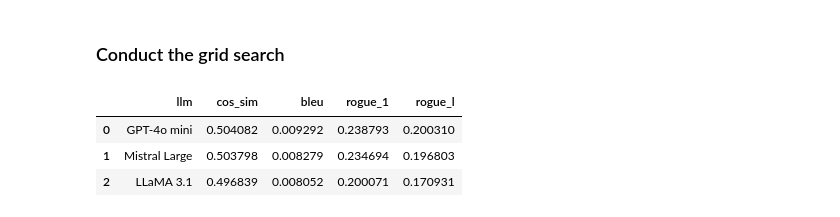
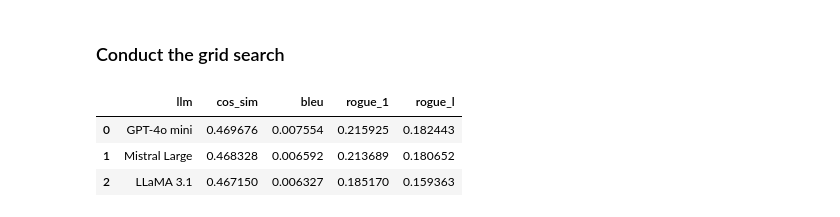
Before and after one commit to Biomed-imaging-lab/NeuroRAG, a Jupyter notebook: research-raw-rags/raw-llms.ipynb, the cells around one changed output. Cells and saved outputs as stored; diff of their text form; code cells hidden in the pictures.

```diff
--- a/research-raw-rags/raw-llms.ipynb
+++ b/research-raw-rags/raw-llms.ipynb
@@ -222,7 +222,7 @@ def get_chatgpt_40_mini_llm(temperature=0):
 # %% [markdown]
 ### Load QA dataset
 # %%
-qa_df = pd.read_csv('brainscape.csv')[:214]
+qa_df = pd.read_csv('brainscape.csv')
 qa_df
 # %% [output]
 |  | question | answer |
@@ -279,34 +279,34 @@ for llm_name, llm in tqdm(llms, desc='LLMs'):
 
   for question in tqdm(questions, desc='Questions', leave=False):
     if not llm_name in cache:
       cache[llm_name] = {}
     if not question in cache[llm_name]:
       cache[llm_name][question] = chain.invoke(question)
 
     predicted_answers.append(cache[llm_name][question])
 
     with open(cache_path, 'w') as f:
       json.dump(cache, f)
 
   # Evaluate metrics
   cos_sim = embeddings_cosine_sim_metric(expected_answers, predicted_answers)
   bleu_score = bleu_metric(expected_answers, predicted_answers)
   rogue_1_score = rogue_1_metric(expected_answers, predicted_answers)
   rogue_l_score = rogue_l_metric(expected_answers, predicted_answers)
 
   # Save results
   row = pd.DataFrame({
     'llm': llm_name,
     'cos_sim': cos_sim,
     'bleu': bleu_score,
     'rogue_1': rogue_1_score,
     'rogue_l': rogue_l_score,
   }, index=[0])
   df = pd.concat([df, row], ignore_index=True)
 
-df
+df.sort_values(by='cos_sim', ascending=False)
 # %% [output]
 |  | llm | cos_sim | bleu | rogue_1 | rogue_l |
-| 0 | GPT-4o mini | 0.504082 | 0.009292 | 0.238793 | 0.200310 |
-| 1 | Mistral Large | 0.503798 | 0.008279 | 0.234694 | 0.196803 |
-| 2 | LLaMA 3.1 | 0.496839 | 0.008052 | 0.200071 | 0.170931 |
+| 0 | GPT-4o mini | 0.469676 | 0.007554 | 0.215925 | 0.182443 |
+| 1 | Mistral Large | 0.468328 | 0.006592 | 0.213689 | 0.180652 |
+| 2 | LLaMA 3.1 | 0.467150 | 0.006327 | 0.185170 | 0.159363 |
```
Also changed, not shown: parts of 2 cells of this notebook, 1 other file.
